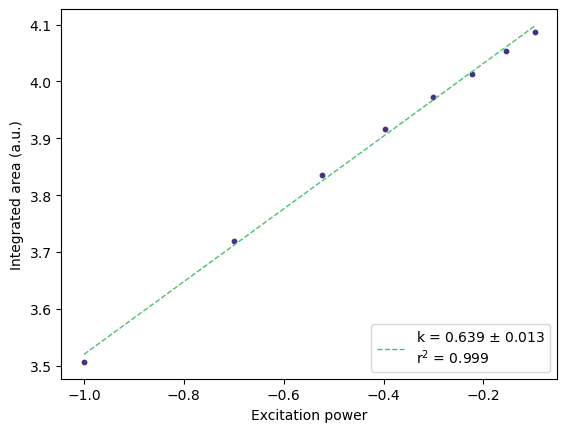
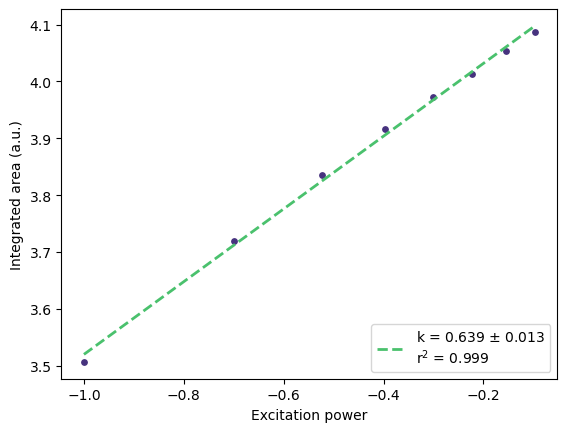
The change to this notebook cell's code, shown as a diff; its figure went from the first image to the second:
--- before
+++ after
@@ -11,10 +11,10 @@
 
 
-plt.scatter(log_x, log_y, marker='o', color=(0.275191, 0.194905, 0.496005), s=10)
+plt.scatter(log_x, log_y, marker='o', color=(0.275191, 0.194905, 0.496005), s=15)
 
 #plt.errorbar(log_x, log_y, yerr=log_y_err, fmt='o', color="olive", ecolor="black", capsize=4, ms=3,label="Data with error")
 
 
-plt.plot(log_x, y_pred, color= (0.288921, 0.758394, 0.428426), lw=1, ls="--", label=f'k = {k} $\pm$ {k_err}\nr$^2$ = 0.999')
+plt.plot(log_x, y_pred, color= (0.288921, 0.758394, 0.428426), lw=2, ls="--", label=f'k = {k} $\pm$ {k_err}\nr$^2$ = 0.999')
 
 plt.legend(loc='lower right')

Commit: M